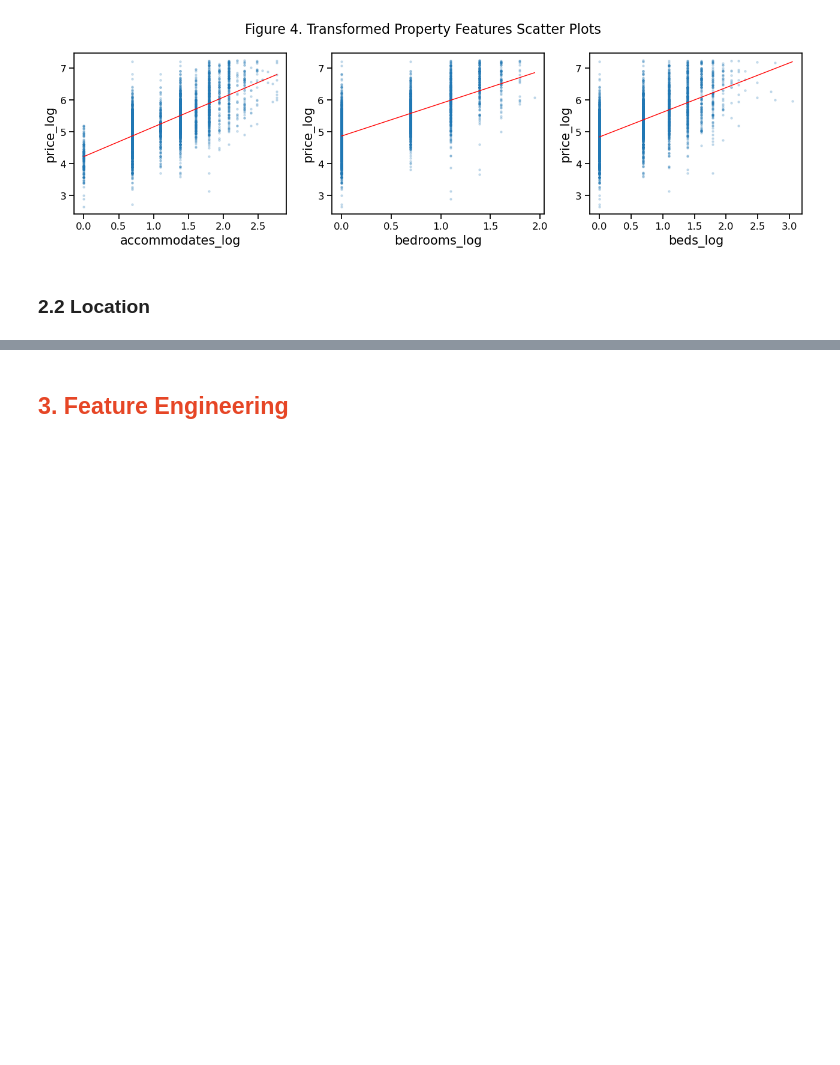
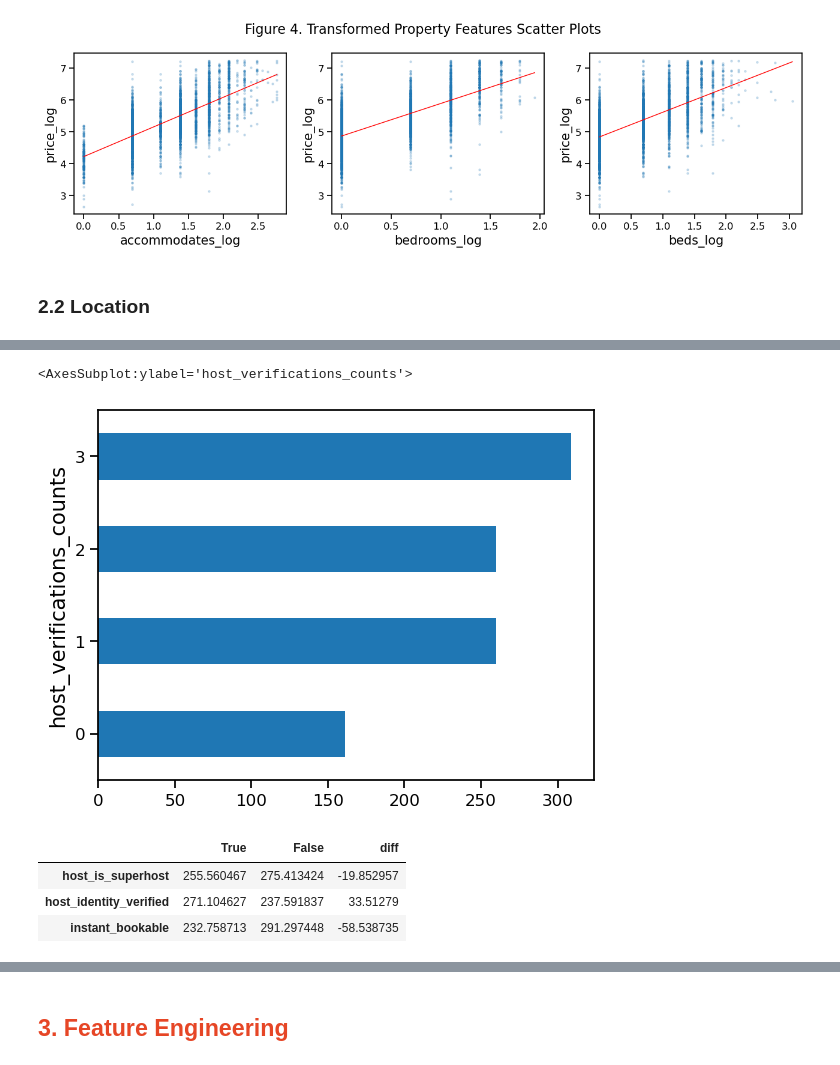
Before and after one commit to Jamielimingzhe/QBUS6810, a Jupyter notebook: QBUS6810_Group18_Notebook.ipynb, the cells around one changed output, grey strips where cells are left out. Saved outputs shown, nothing was run; the diff lists cells and outputs as text; code cells hidden in the pictures; blank space fills up the shorter version.

```diff
--- a/QBUS6810_Group18_Notebook.ipynb
+++ b/QBUS6810_Group18_Notebook.ipynb
@@ -447,0 +447,5 @@ amen_table
+# %%
+train[:4000].groupby("host_verifications_counts").mean()['price'].plot.barh()
+# %% [output]
+<AxesSubplot:ylabel='host_verifications_counts'>
+[figure, added]
@@ -447,0 +459,7 @@ amen_table
+# %%
+host_bool_price
+# %% [output]
+|  | True | False | diff |
+| host_is_superhost | 255.560467 | 275.413424 | -19.852957 |
+| host_identity_verified | 271.104627 | 237.591837 | 33.51279 |
+| instant_bookable | 232.758713 | 291.297448 | -58.538735 |
```
Also changed, not shown: parts of 50 cells of this notebook.
